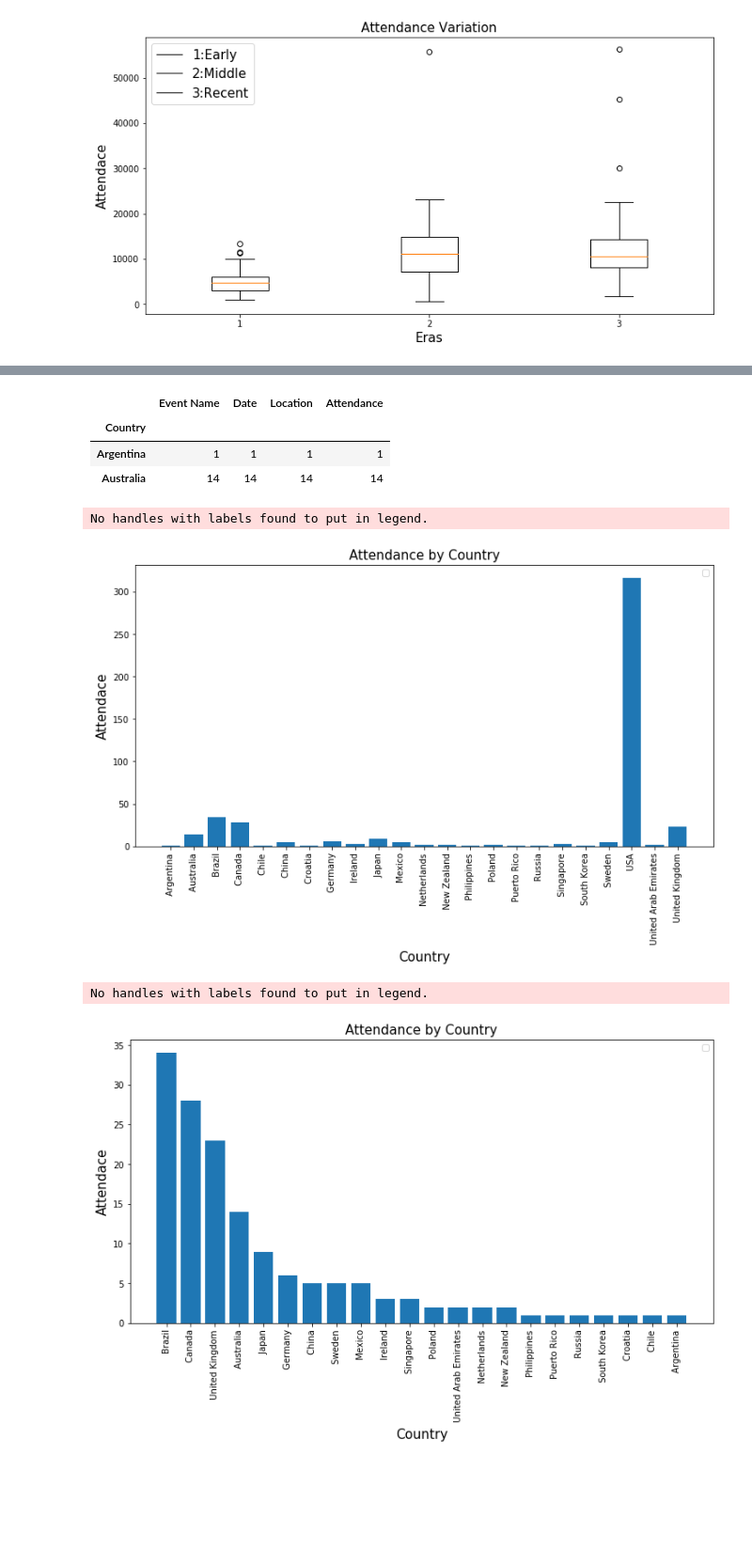
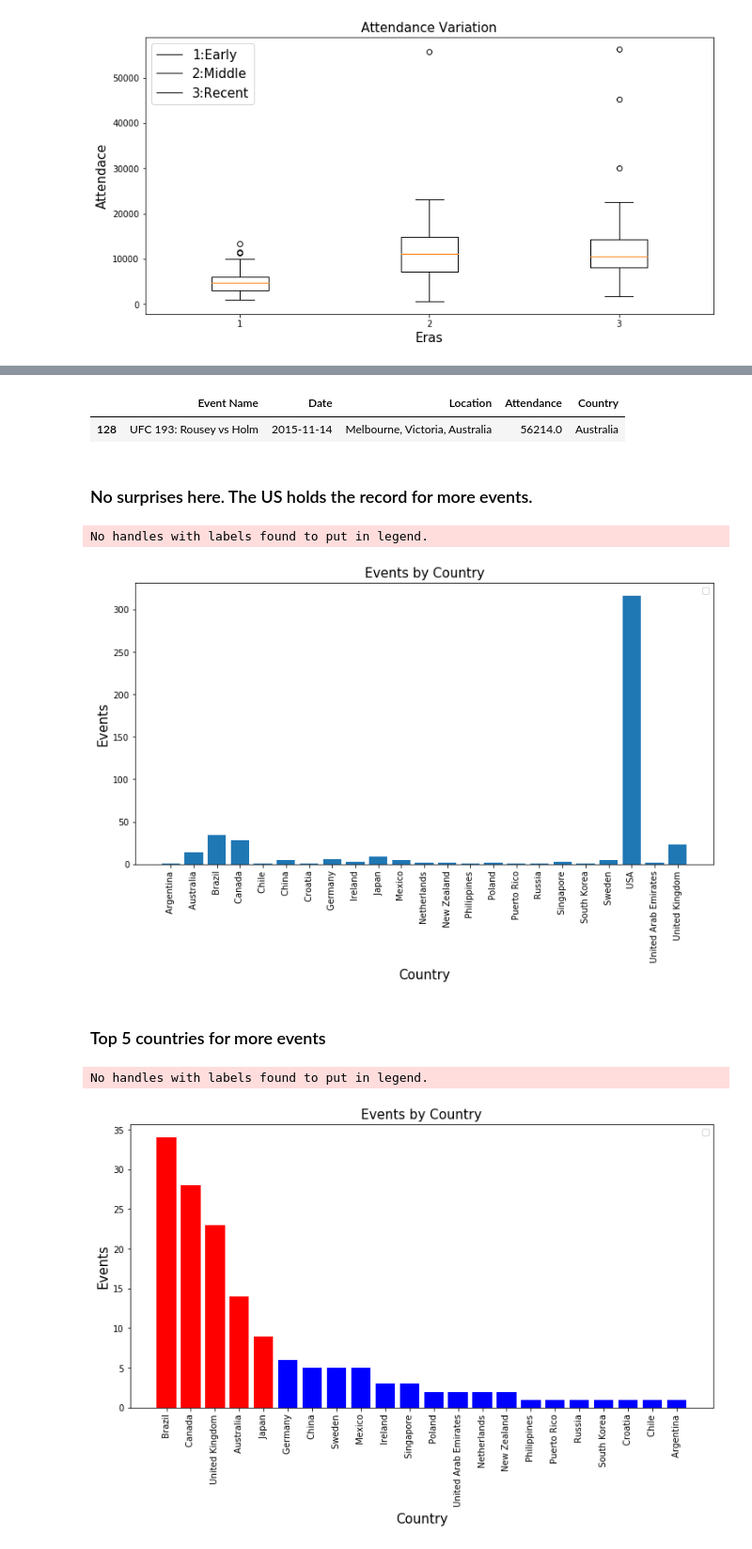
Before and after one commit to victorpena1/UFC_Analysis, a Jupyter notebook: UFC_EDA.ipynb, the cells around one changed output, grey strips where cells are left out. Shown at 94% size. Saved outputs shown, nothing was run; the diff lists cells and outputs as text; code cells hidden in the pictures; blank space fills up the shorter version.

```diff
--- a/UFC_EDA.ipynb
+++ b/UFC_EDA.ipynb
@@ -80,40 +77,43 @@ fig.show()
+# %%
+df_ei[df_ei.Attendance ==df_ei.Attendance.max()]
+# %% [output]
+|  | Event Name | Date | Location | Attendance | Country |
+| 128 | UFC 193: Rousey vs Holm | 2015-11-14 | Melbourne, Victoria, Australia | 56214.0 | Australia |
 # %%
 df_test = df_ei
 # %%
 df_test['Country'] = df_test.Location.map(lambda x :x.split(',')[-1])
 # %%
 df_ct = df_test.groupby(by='Country').count()
-df_ct.head(2)
-# %% [output]
-|  | Event Name | Date | Location | Attendance |
-| Country |  |  |  |  |
-| Argentina | 1 | 1 | 1 | 1 |
-| Australia | 14 | 14 | 14 | 14 |
+# %% [markdown]
+### No surprises here. The US holds the record for more events.
 # %%
 fig, ax = plt.subplots(figsize= (12,6))
 ax.bar(df_ct.index, df_ct.Date)
-ax.set_title("Attendance by Country", fontsize = 15)
-ax.set_ylabel("Attendace", fontsize = 15)
+ax.set_title("Events by Country", fontsize = 15)
+ax.set_ylabel("Events", fontsize = 15)
 ax.set_xlabel("Country", fontsize = 15)
 plt.xticks(df_ct.index, rotation='vertical')
 ax.legend()
 fig.show()
 # %% [output]
 No handles with labels found to put in legend.
-[figure, old version]
+[figure, new version]
 # %%
 df_n_us = df_test[df_test['Country'] != ' USA']
 df_n_us = df_n_us.groupby(by='Country').count()
 n = df_n_us.sort_values(by="Date", ascending=False)
+# %% [markdown]
+### Top 5 countries for more events
 # %%
 fig, ax = plt.subplots(figsize= (12,6))
-ax.bar(n.index, n.Date)
-ax.set_title("Attendance by Country", fontsize = 15)
-ax.set_ylabel("Attendace", fontsize = 15)
+ax.bar(n.index, n.Date, color= 'rrrrrbbbbbbbbbbbbbbbbb')
+ax.set_title("Events by Country", fontsize = 15)
+ax.set_ylabel("Events", fontsize = 15)
 ax.set_xlabel("Country", fontsize = 15)
 plt.xticks(n.index, rotation='vertical')
 ax.legend()
 fig.show()
 # %% [output]
 No handles with labels found to put in legend.
-[figure, old version]
+[figure, new version]
```
Also changed, not shown: parts of 24 cells of this notebook, 1 other file.
